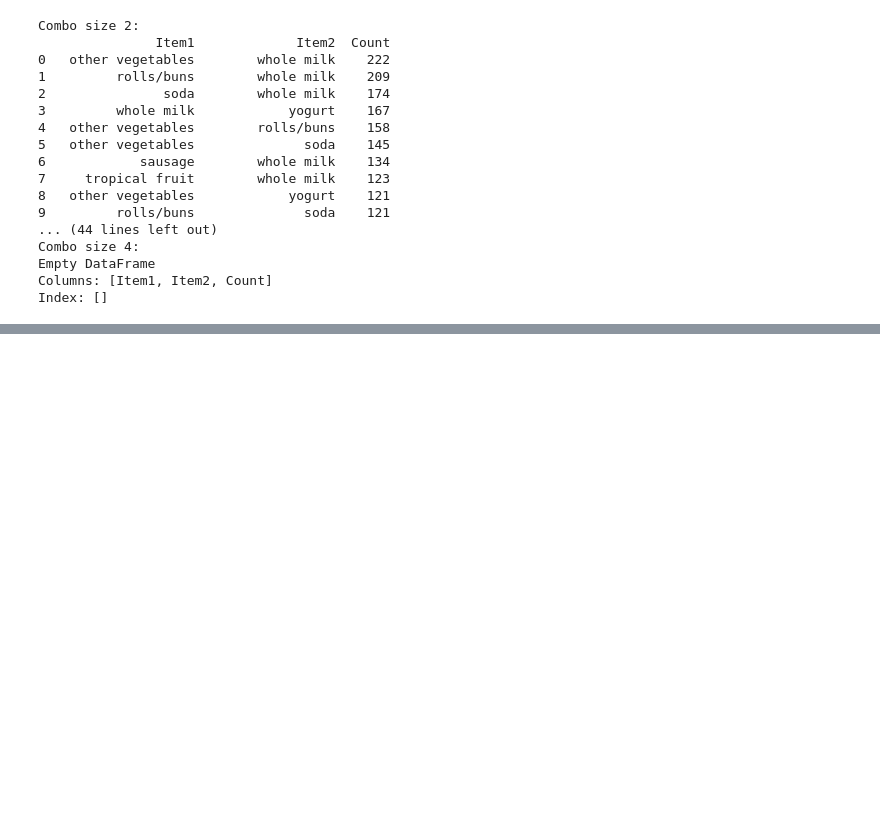
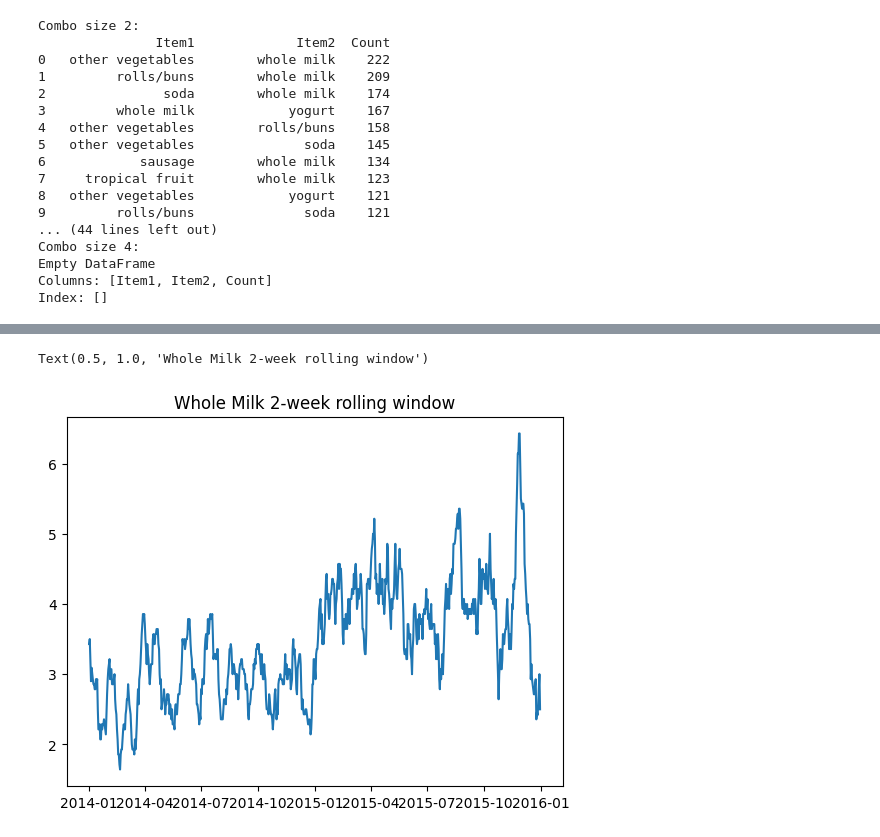
Before and after one commit to AvilashaHaldar/AJH_Kaggle_Apriori, a Jupyter notebook: apriori-analysis-of-grocery-baskets.ipynb, the cells around one changed output, grey strips where cells are left out. Cells and saved outputs as stored; diff of their text form; code cells hidden in the pictures; blank space fills up the shorter version.

```diff
--- a/apriori-analysis-of-grocery-baskets.ipynb
+++ b/apriori-analysis-of-grocery-baskets.ipynb
@@ -295,0 +309,13 @@ From the looks of it, whole milk is incredibly popular and tends to be bought wi
+# %%
+def process_data_for_item_type(itemEncoderDict: dict, groceries_data: pd.DataFrame, itemDescription: str = "whole milk"):
+    # getting the whole milk item description number
+    item_num = [k for k, v in itemEncoderDict.items() if v == itemDescription][0]
+
+    # Getting the count of whole milk purchases on each day and filling in missing days
+    groceries = groceries_data[groceries_data["itemDescription"] == item_num].drop(columns=["Member_number"])
+    groceries = groceries.groupby("Date").count().rename(columns={"itemDescription": "ItemCount"})
+
+    new_index = pd.date_range('2014-01-01', '2015-12-31')
+    groceries = groceries.reindex(new_index, fill_value=0)
+
+    return groceries
@@ -295,0 +328,7 @@ From the looks of it, whole milk is incredibly popular and tends to be bought wi
+# %%
+whole_milk_groceries = process_data_for_item_type(itemEncoderDict, groceries_data, "whole milk")
+plt.plot(whole_milk_groceries[["ItemCount"]].rolling(14, center=True, min_periods=1).mean())
+plt.title("Whole Milk 2-week rolling window")
+# %% [output]
+Text(0.5, 1.0, 'Whole Milk 2-week rolling window')
+[figure, added]
```
Also changed, not shown: parts of 15 cells of this notebook.
